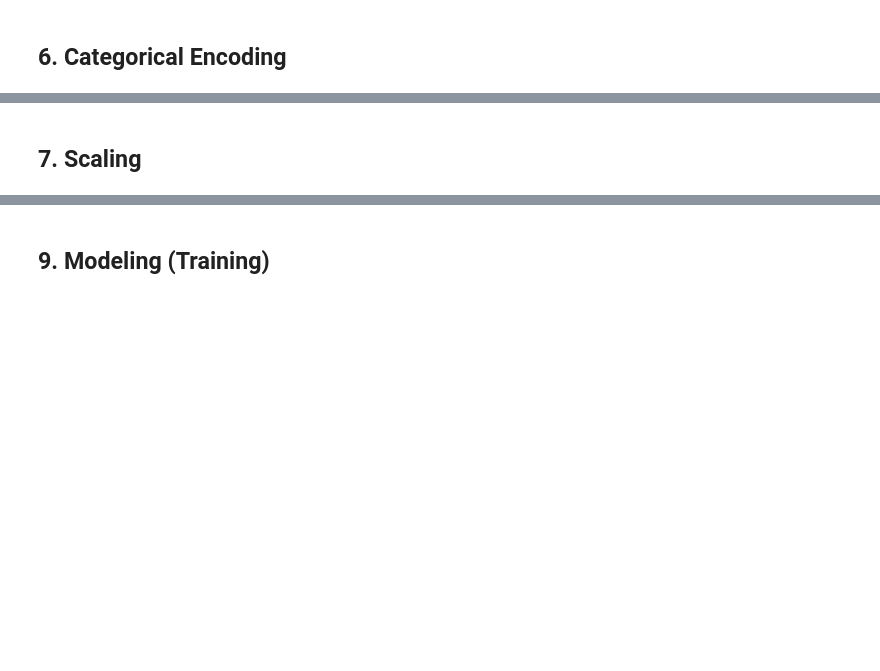
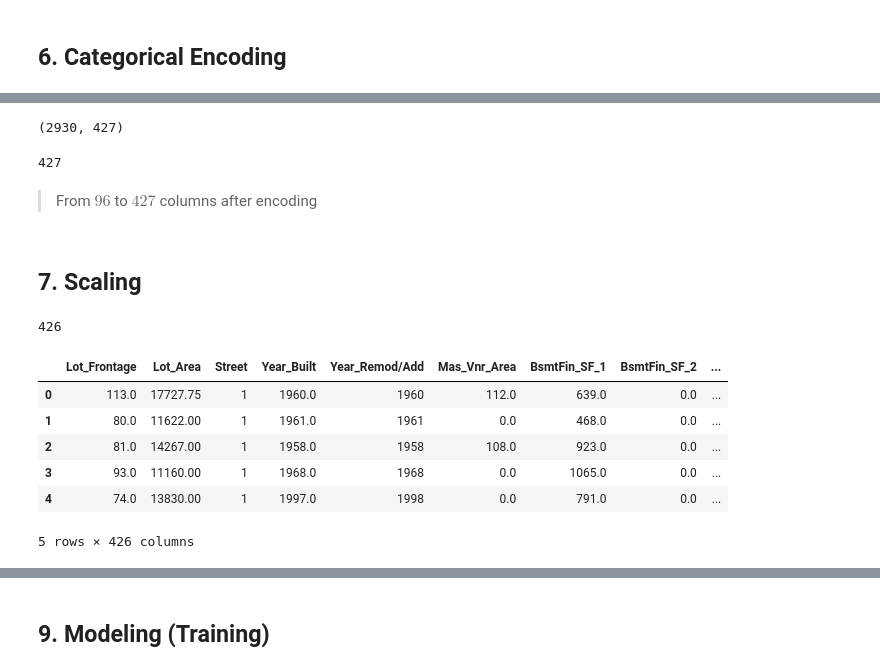
Before and after one commit to mebre7/house-price-predictor-mlops, a Jupyter notebook: notebooks/02_feature_engineering.ipynb, the cells around one changed output, grey strips where cells are left out. Drawn from its saved outputs; the diff is of its cells as text; code cells hidden in the pictures; blank space fills up the shorter version.

```diff
--- a/notebooks/02_feature_engineering.ipynb
+++ b/notebooks/02_feature_engineering.ipynb
@@ -937,0 +1070,3 @@ df.columns.to_list()
+# %%
+ohe_cols = [col for col in df.columns if (df[col].dtype not in ['float64','int64','int32']) & ((df[col].nunique() > 2) | (df[col].nunique() == 1))]
+ohe_cols
@@ -938,2 +1091,30 @@ df.columns.to_list()
+# %%
+df = pd.get_dummies(df, columns=ohe_cols).reset_index(drop=True)
+df.shape
+# %% [output]
+(2930, 427)
+# %%
+df = df.loc[:,~df.columns.duplicated()]
+# %%
+len(df.columns.to_list())
+# %% [output]
+427
+# %% [markdown]
+> From $96$ to $427$ columns after encoding
 # %% [markdown]
 ## 7. Scaling
+# %%
+scaling_features=[feature for feature in df.columns if feature not in ['SalePrice'] ]
+len(scaling_features)
+# %% [output]
+426
+# %%
+df[scaling_features].head()
+# %% [output]
+|  | Lot_Frontage | Lot_Area | Street | Year_Built | Year_Remod/Add | Mas_Vnr_Area | BsmtFin_SF_1 | BsmtFin_SF_2 | ... |
+| 0 | 113.0 | 17727.75 | 1 | 1960.0 | 1960 | 112.0 | 639.0 | 0.0 | ... |
+| 1 | 80.0 | 11622.00 | 1 | 1961.0 | 1961 | 0.0 | 468.0 | 0.0 | ... |
+| 2 | 81.0 | 14267.00 | 1 | 1958.0 | 1958 | 108.0 | 923.0 | 0.0 | ... |
+| 3 | 93.0 | 11160.00 | 1 | 1968.0 | 1968 | 0.0 | 1065.0 | 0.0 | ... |
+| 4 | 74.0 | 13830.00 | 1 | 1997.0 | 1998 | 0.0 | 791.0 | 0.0 | ... |
+5 rows × 426 columns
```
Also changed, not shown: parts of 80 cells of this notebook.
